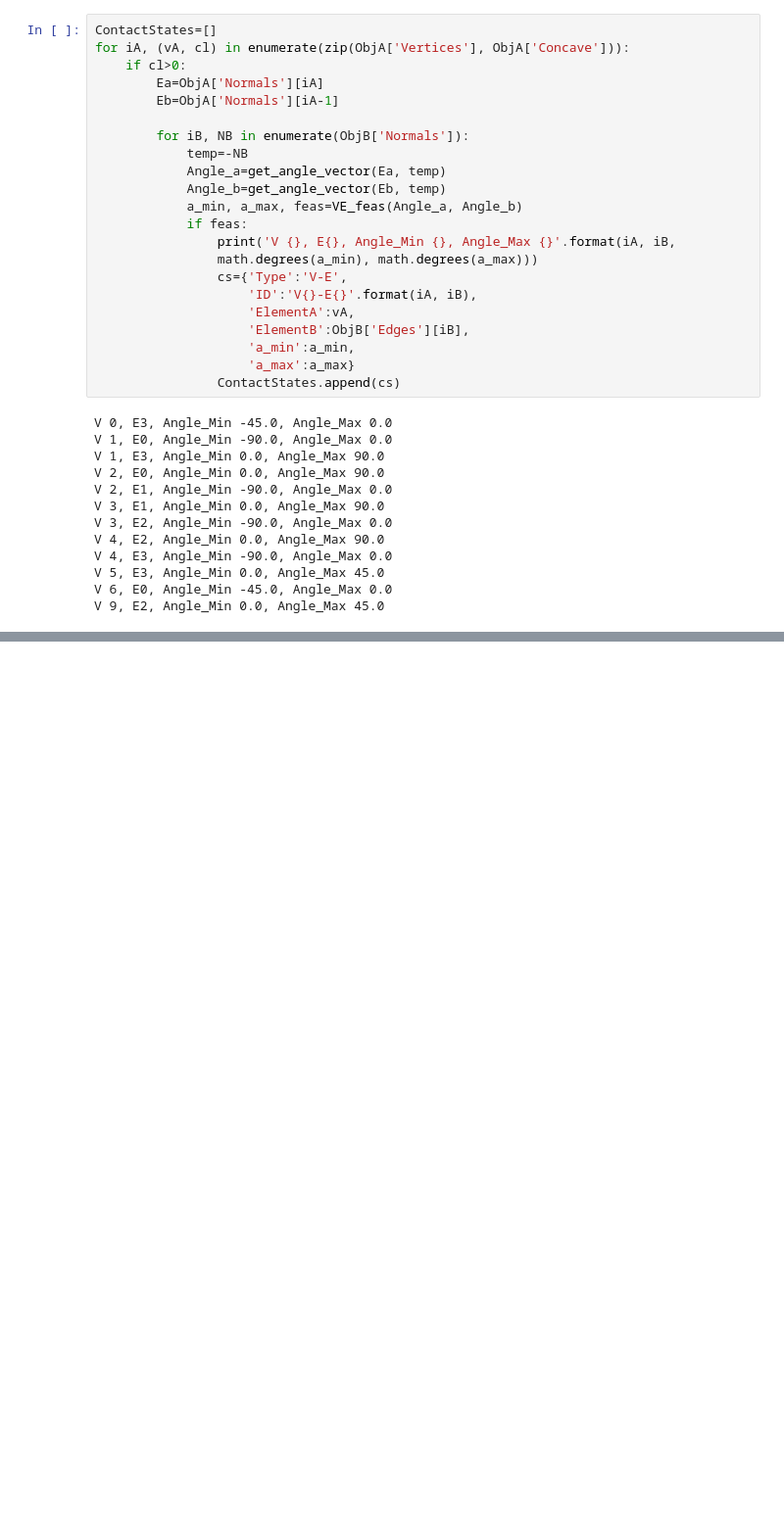
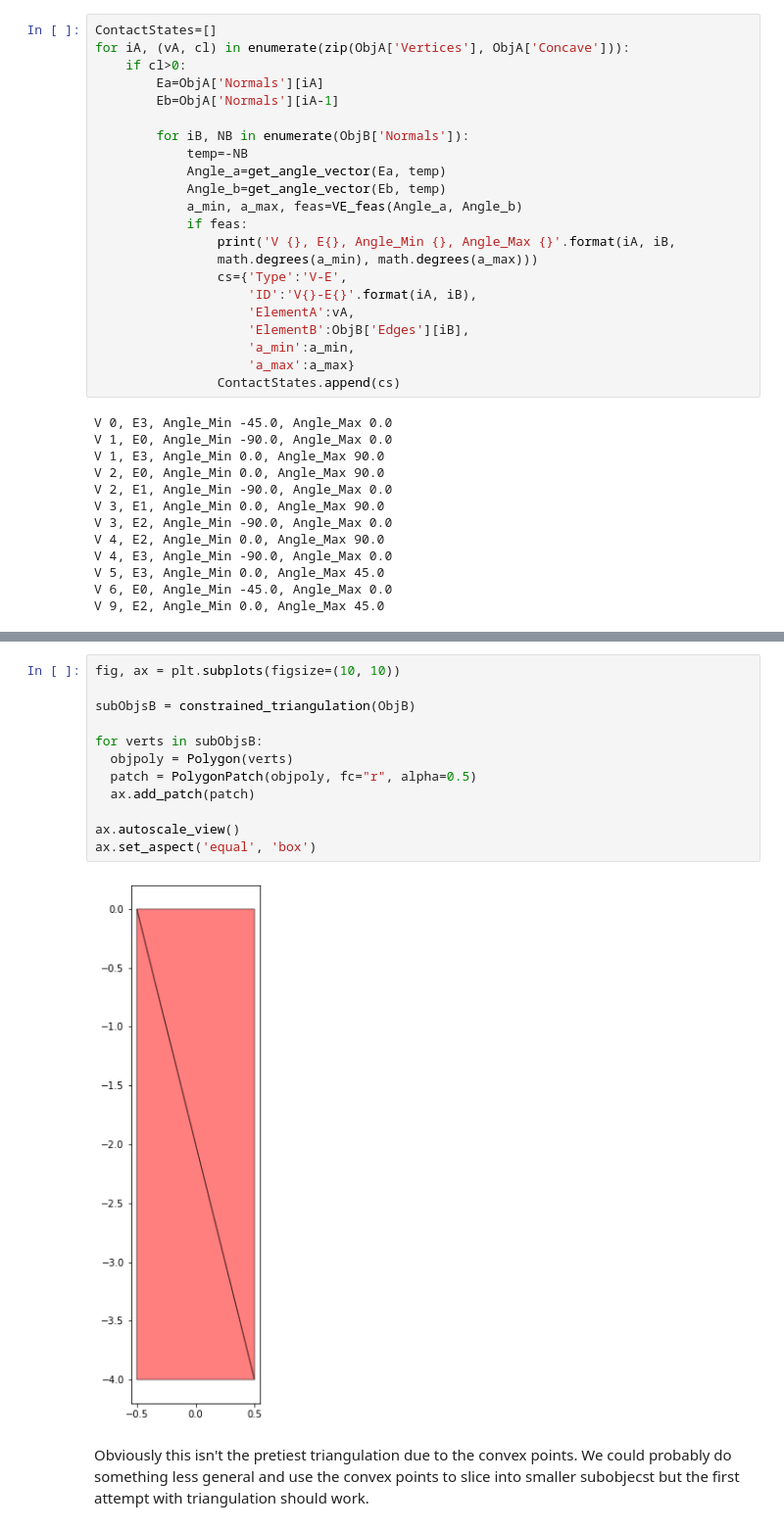
Before and after one commit to fernardz/ContactStateGeneration, a Jupyter notebook: Pt1 Contact States/Investigation.ipynb, the cells around one changed output, grey strips where cells are left out. Shown at 98% size. Cells and saved outputs as stored; diff of their text form; blank space fills up the shorter version.

```diff
--- a/Pt1 Contact States/Investigation.ipynb
+++ b/Pt1 Contact States/Investigation.ipynb
@@ -534,0 +647,16 @@ array([1.73893628, 0.06677225])
+# %%
+fig, ax = plt.subplots(figsize=(10, 10))
+
+subObjsB = constrained_triangulation(ObjB)
+
+for verts in subObjsB:
+  objpoly = Polygon(verts)
+  patch = PolygonPatch(objpoly, fc="r", alpha=0.5)
+  ax.add_patch(patch)
+
+ax.autoscale_view()
+ax.set_aspect('equal', 'box')
+# %% [output]
+[figure, added]
+# %% [markdown]
+Obviously this isn't the pretiest triangulation due to the convex points. We could probably do something less general and use the convex points to slice into smaller subobjecst but the first attempt with triangulation should work.
```
Also changed, not shown: parts of 51 cells of this notebook.
